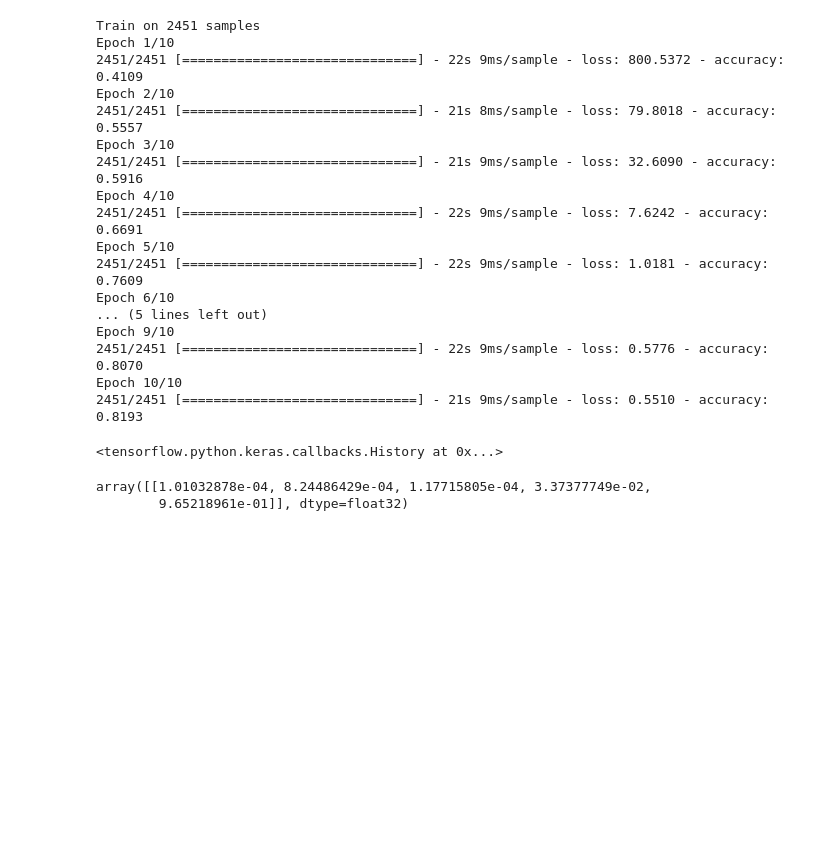
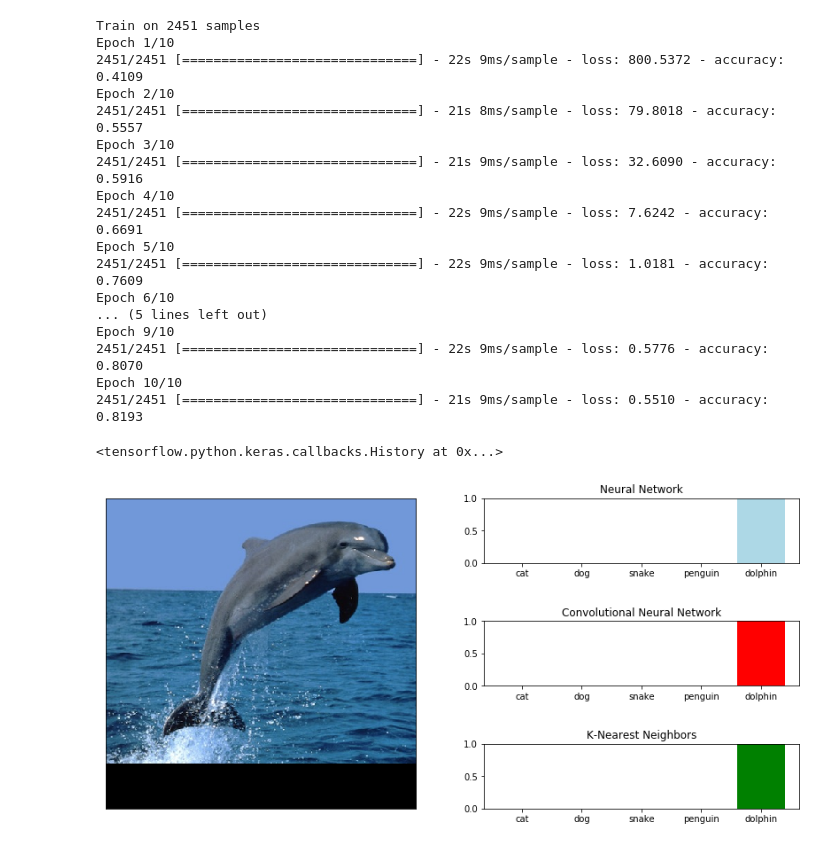
Before and after one commit to trevorData/ImageRec, a Jupyter notebook: B Requests.ipynb, the cells around one changed output. Drawn from its saved outputs; the diff is of its cells as text; code cells hidden in the pictures; blank space fills up the shorter version.

```diff
--- a/B Requests.ipynb
+++ b/B Requests.ipynb
@@ -124,7 +124,7 @@ def img_format(folder):
 
     return x_data, Y_data
 # %%
-def img_process(img, nn_model):
+def img_predict(img, nn_model):
     '''
     reads in a single image, proccesses it, and generates predictions from the neural network
     assumes incoming image is square
@@ -140,4 +140,4 @@ def img_process(img, nn_model):
     # Generate prediction array from given NN model
     pred = nn_model.predict(img.astype(float))
 
-    return pred
+    return pred[0]
@@ -240,8 +223,3 @@ Epoch 9/10
 Epoch 10/10
 2451/2451 [==============================] - 21s 9ms/sample - loss: 0.5510 - accuracy: 0.8193
 <tensorflow.python.keras.callbacks.History at 0x...>
-# %%
-nn_model.predict(x_train[2001].reshape(1, 100, 100, 3, 1).astype(float))#.argmax()
-# %% [output]
-array([[1.01032878e-04, 8.24486429e-04, 1.17715805e-04, 3.37377749e-02,
-        9.65218961e-01]], dtype=float32)
@@ -247,0 +237,40 @@ array([[1.01032878e-04, 8.24486429e-04, 1.17715805e-04, 3.37377749e-02,
+# %%
+nn_pred = img_process(img, nn_model)
+labels = ['cat', 'dog', 'snake', 'penguin', 'dolphin']
+
+# Plot Image
+fig = plt.figure()
+
+plt.subplot2grid((3, 2), (0 ,0), rowspan=3)
+plt.imshow(img, vmin=0, vmax=1, cmap='Greys')
+plt.xticks([])
+plt.yticks([])
+
+# Plot NN Prediction
+plt.subplot2grid((3,2), (0, 1))
+plt.bar(list(range(len(nn_pred))), nn_pred, color='lightblue')
+plt.xticks(np.arange(len(nn_pred)), labels)
+plt.ylim([0, 1])
+plt.title('Neural Network')
+plt.yticks([0, .5, 1])
+
+# Plot NN Prediction
+plt.subplot2grid((3,2), (1, 1))
+plt.bar(list(range(len(nn_pred))), nn_pred, color='red')
+plt.xticks(np.arange(len(nn_pred)), labels)
+plt.ylim([0, 1])
+plt.title('Convolutional Neural Network')
+plt.yticks([0, .5, 1])
+
+# Plot NN Prediction
+plt.subplot2grid((3,2), (2, 1))
+plt.bar(list(range(len(nn_pred))), nn_pred, color='green')
+plt.xticks(np.arange(len(nn_pred)), labels)
+plt.ylim([0, 1])
+plt.title('K-Nearest Neighbors')
+plt.yticks([0, .5, 1])
+
+fig.tight_layout()
+fig.set_size_inches(w=12,h=6)
+# %% [output]
+[figure, added]
```
Also changed, not shown: parts of 8 cells of this notebook.
